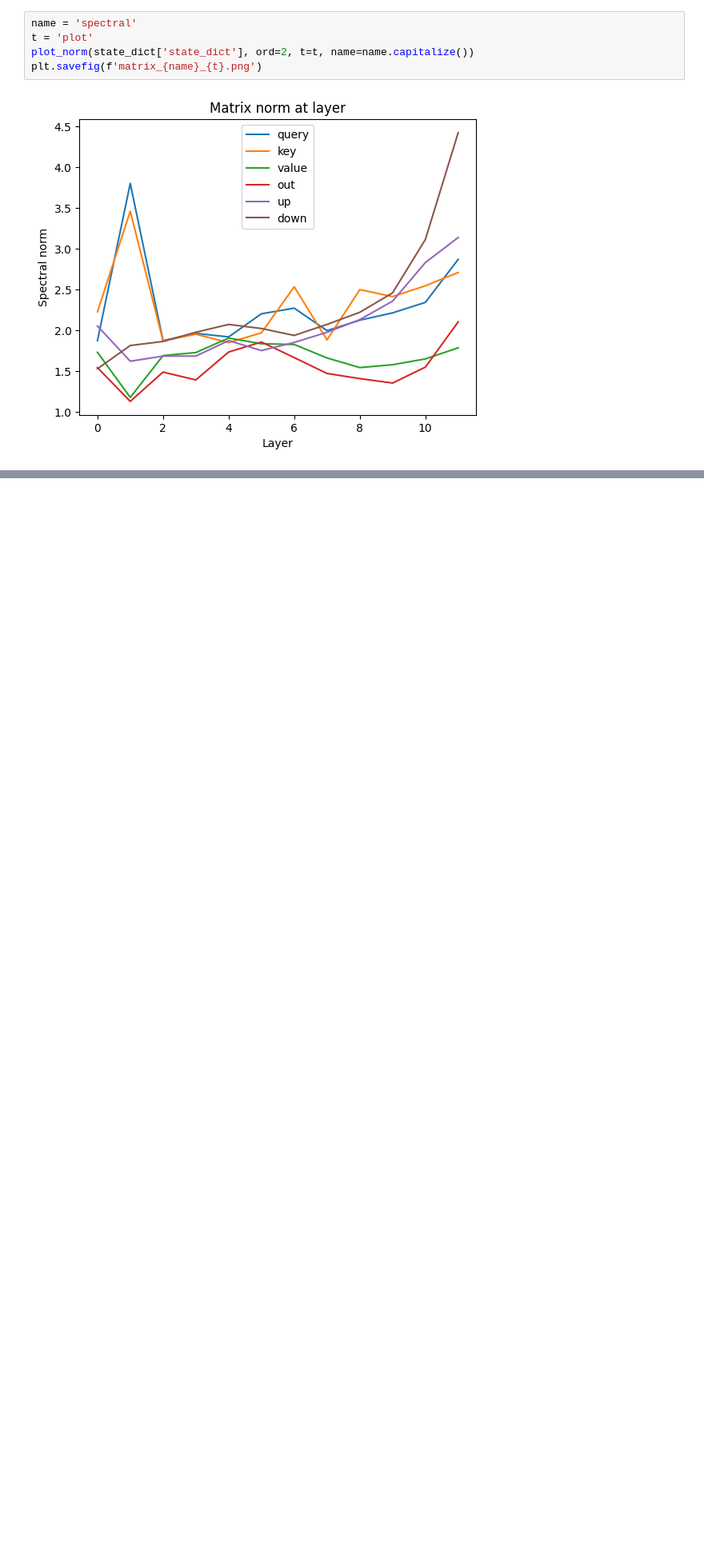
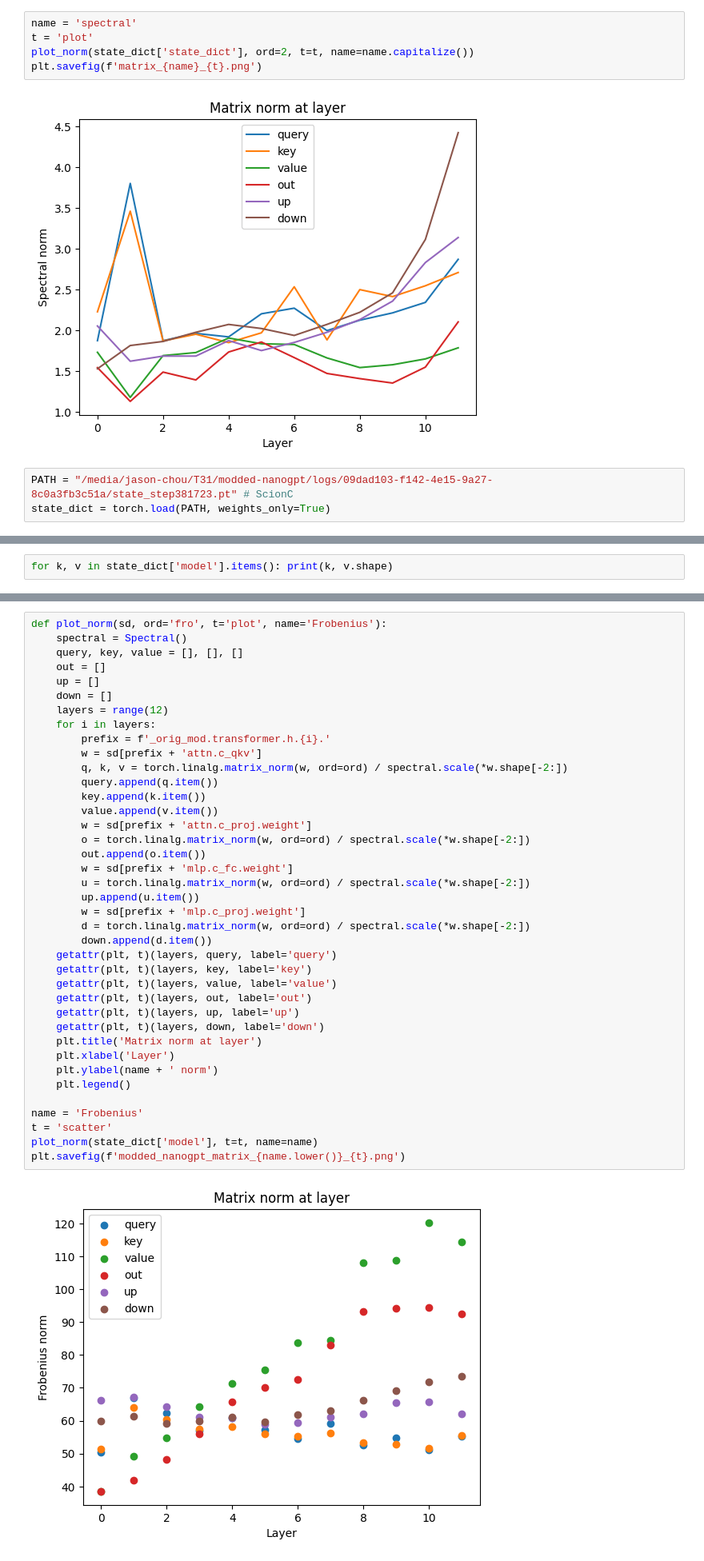
Before and after one commit to EIFY/mup-vit, a Jupyter notebook: notebooks/weight_investigation.ipynb, the cells around one changed output, grey strips where cells are left out. Shown at 80% size. Drawn from its saved outputs; the diff is of its cells as text; blank space fills up the shorter version.

Commit message:
weight plots for modded-nanogpt (here for convenience)
There is really no obvious pattern

```diff
--- a/notebooks/weight_investigation.ipynb
+++ b/notebooks/weight_investigation.ipynb
@@ -145,3 +144,6 @@ plot_norm(state_dict['state_dict'], ord=2, t=t, name=name.capitalize())
 plt.savefig(f'matrix_{name}_{t}.png')
 # %% [output]
 [figure]
+# %%
+PATH = "/media/jason-chou/T31/modded-nanogpt/logs/09dad103-f142-4e15-9a27-8c0a3fb3c51a/state_step381723.pt" # ScionC
+state_dict = torch.load(PATH, weights_only=True)
@@ -147,0 +154,2 @@ plt.savefig(f'matrix_{name}_{t}.png')
+# %%
+for k, v in state_dict['model'].items(): print(k, v.shape)
@@ -147,0 +174,41 @@ plt.savefig(f'matrix_{name}_{t}.png')
+# %%
+def plot_norm(sd, ord='fro', t='plot', name='Frobenius'):
+    spectral = Spectral()
+    query, key, value = [], [], []
+    out = []
+    up = []
+    down = []
+    layers = range(12)
+    for i in layers:
+        prefix = f'_orig_mod.transformer.h.{i}.'
+        w = sd[prefix + 'attn.c_qkv']
+        q, k, v = torch.linalg.matrix_norm(w, ord=ord) / spectral.scale(*w.shape[-2:])
+        query.append(q.item())
+        key.append(k.item())
+        value.append(v.item())
+        w = sd[prefix + 'attn.c_proj.weight']
+        o = torch.linalg.matrix_norm(w, ord=ord) / spectral.scale(*w.shape[-2:])
+        out.append(o.item())
+        w = sd[prefix + 'mlp.c_fc.weight']
+        u = torch.linalg.matrix_norm(w, ord=ord) / spectral.scale(*w.shape[-2:])
+        up.append(u.item())
+        w = sd[prefix + 'mlp.c_proj.weight']
+        d = torch.linalg.matrix_norm(w, ord=ord) / spectral.scale(*w.shape[-2:])
+        down.append(d.item())
+    getattr(plt, t)(layers, query, label='query')
+    getattr(plt, t)(layers, key, label='key')
+    getattr(plt, t)(layers, value, label='value')
+    getattr(plt, t)(layers, out, label='out')
+    getattr(plt, t)(layers, up, label='up')
+    getattr(plt, t)(layers, down, label='down')
+    plt.title('Matrix norm at layer')
+    plt.xlabel('Layer')
+    plt.ylabel(name + ' norm')
+    plt.legend()
+
+name = 'Frobenius'
+t = 'scatter'
+plot_norm(state_dict['model'], t=t, name=name)
+plt.savefig(f'modded_nanogpt_matrix_{name.lower()}_{t}.png')
+# %% [output]
+[figure, added]
```
Also changed, not shown: parts of 9 cells of this notebook.
